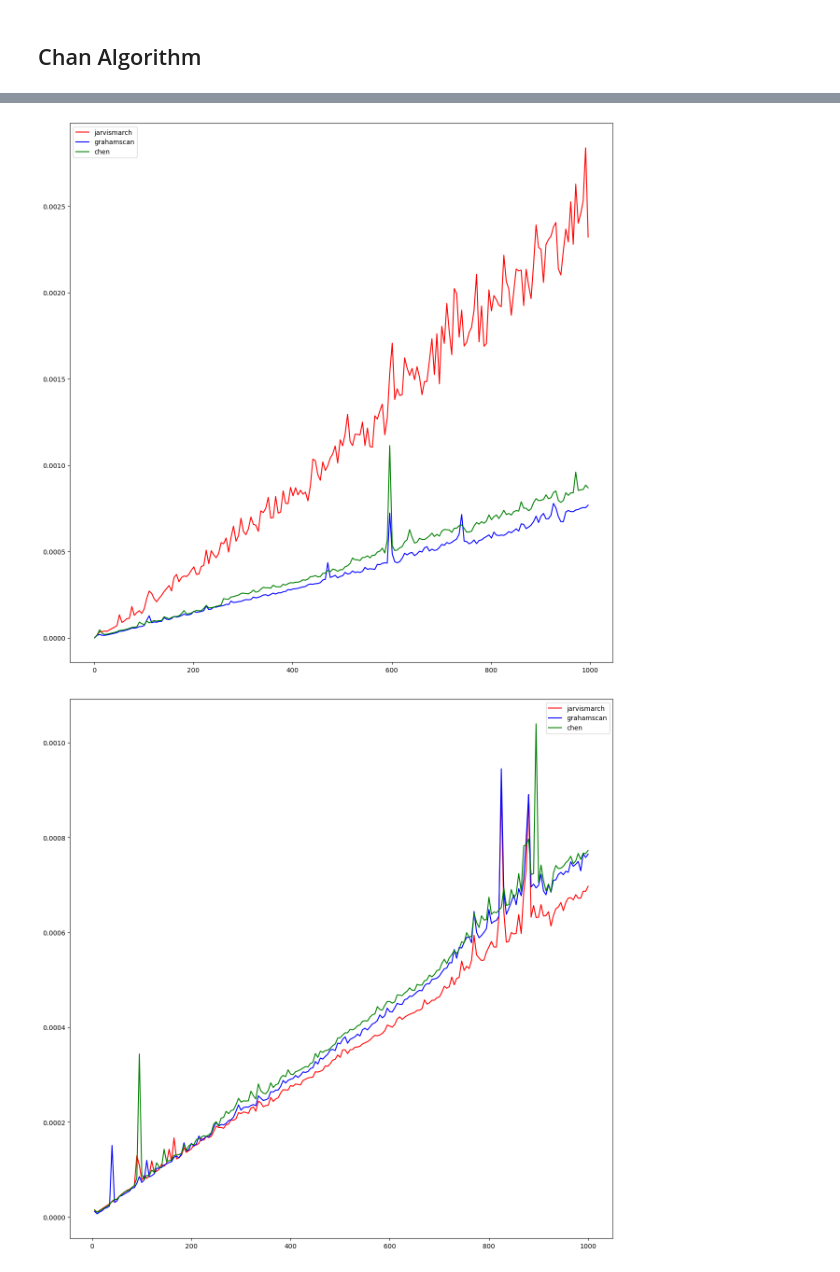
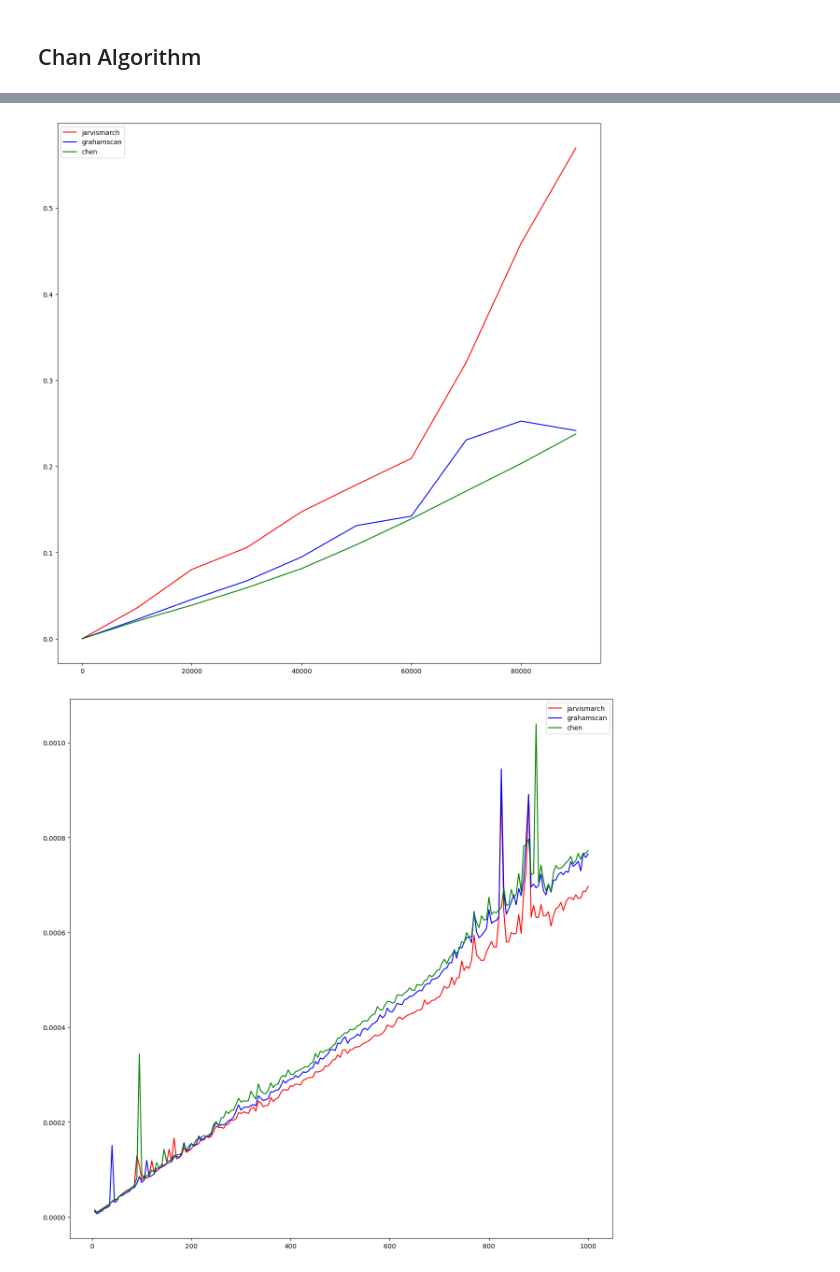
Before and after one commit to Declan-Loo/COMP0005-Grp30, a Jupyter notebook: grp-030-0005code.ipynb, the cells around one changed output, grey strips where cells are left out. Cells and saved outputs as stored; diff of their text form; code cells hidden in the pictures.

```diff
--- a/grp-030-0005code.ipynb
+++ b/grp-030-0005code.ipynb
@@ -384,13 +331,13 @@ class TestDataGenerator():
 
     # generate random points in 2D space
     def random_points(self) -> list[tuple[int,int]]:
-        rand_points = []
+        rand_points = set()
         while len(rand_points) < self.num_points:
             x = random.randint(0,32767)
             y = random.randint(0,32767)
             if (x,y) not in rand_points:
-                rand_points.append((x,y))
-        return rand_points
+                rand_points.add((x,y))
+        return list(rand_points)
 
     # generate polygon points, where the points are vertices of a polygon
     def generate_polygon_points(self, polygon_sides : int) -> list[tuple[int,int]]:
@@ -398,7 +345,7 @@ class TestDataGenerator():
         if polygon_sides < 3:
             raise ValueError("A polygon must have at least 3 sides.")
 
-        polygon_points = []
+        polygon_points = set()
         centre_x = 16383
         centre_y = 16383
 
@@ -406,13 +353,13 @@ class TestDataGenerator():
             angle = 2 * math.pi * i / polygon_sides
             x = int(round(centre_x + self.radius * math.cos(angle)))
             y = int(round(centre_y + self.radius * math.sin(angle)))
-            polygon_points.append((x, y))
+            polygon_points.add((x, y))
 
-        return polygon_points
+        return list(polygon_points)
 
     # generate circle points, where the points are on the circumference of a circle - works about first 500-600 points due to rounding (that all the numbers had to be integers). If less than 20 points, it resembles a polygon.
     def generate_circle_points(self) -> list[tuple[int,int]]:
-        circle_points = []
+        circle_points = set()
         centre_x = 16383
         centre_y = 16383
 
@@ -420,9 +367,9 @@ class TestDataGenerator():
             angle = 2 * math.pi * i / self.num_points
             x = int(round(centre_x + self.radius * math.cos(angle)))
             y = int(round(centre_y + self.radius * math.sin(angle)))
-            circle_points.append((x, y))
+            circle_points.add((x, y))
 
-        return circle_points
+        return list(circle_points)
 
     # generate collinear points
     def generate_collinear_points(self) -> list[tuple[int,int]]:
@@ -439,16 +386,16 @@ class TestDataGenerator():
             y = 32765
             x = 2
 
-        rand_points = []
+        rand_points = set()
 
         # generate the points - while being inside limits of x=[0,32767] and y=[0,32767] - the maximum value for x and y coordinates.
         for _ in range(self.num_points):
-            rand_points.append((x,y))
+            rand_points.add((x,y))
             x += 1
             y += grad  # increment y by the gradient
             if y > 32767 or y < 0:
                 break
-        return rand_points
+        return list(rand_points)
 
 
     # check if a point is inside a polygon - used for controlled point generation via ray casting
@@ -486,7 +433,7 @@ class TestDataGenerator():
         # Compute the centroid of the polygon
         centroid = [sum(x) / len(x) for x in zip(*vertices)]
 
-        points = []
+        points = set()
         while len(points) < number_of_points_in_shape:
             # generate a random angle
             angle = 2 * math.pi * random.random()
@@ -503,8 +450,9 @@ class TestDataGenerator():
 
             # check if the generated point lies inside the polygon
             if self.point_inside_polygon(x, y, vertices):
-                points.append((x, y))
+                points.add((x, y))
         # add the vertices to the final point list before returning all of the points to be used in the convex hull algorithms.
+        points = list(points)
         points += vertices
         return points
 # %% [markdown]
@@ -888,11 +839,11 @@ Number of graham points: 15
 # Create an instance of ExperimentalFramework (e.g. ex = ExperimentalFramework(5,[i for i in range(5,501,100)]
 # Call the method using the instance of ExperimentalFramework (e.g. ex.test_algorithms([jarvismarch,grahamscan,chen],"random"))
 
-ex = ExperimentalFramework(5,[i for i in range(5,1001,5)])
+ex = ExperimentalFramework(5,[i for i in range(10,100001,10000)])
 # %%
-ex.test_algorithms([jarvismarch,grahamscan,chen], "random")
+ex.test_algorithms([jarvismarch,grahamscan,chen], "controlled", h=10)
 # %% [output]
-[figure, old version]
+[figure, new version]
 # %%
 ex.test_algorithms(h=5,algorithm_list=[jarvismarch,grahamscan,chen],types='controlled')
 # %% [output]
```
Also changed, not shown: parts of 9 cells of this notebook.
